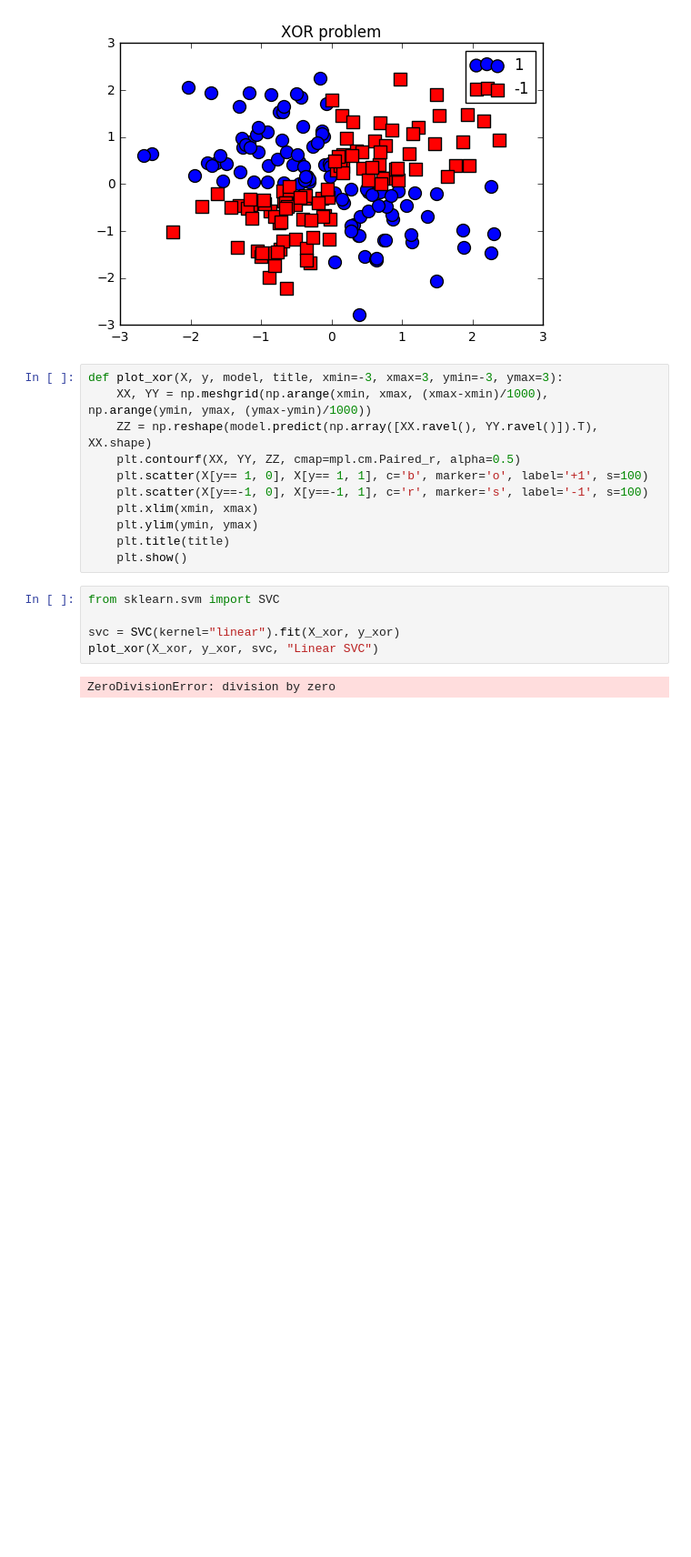
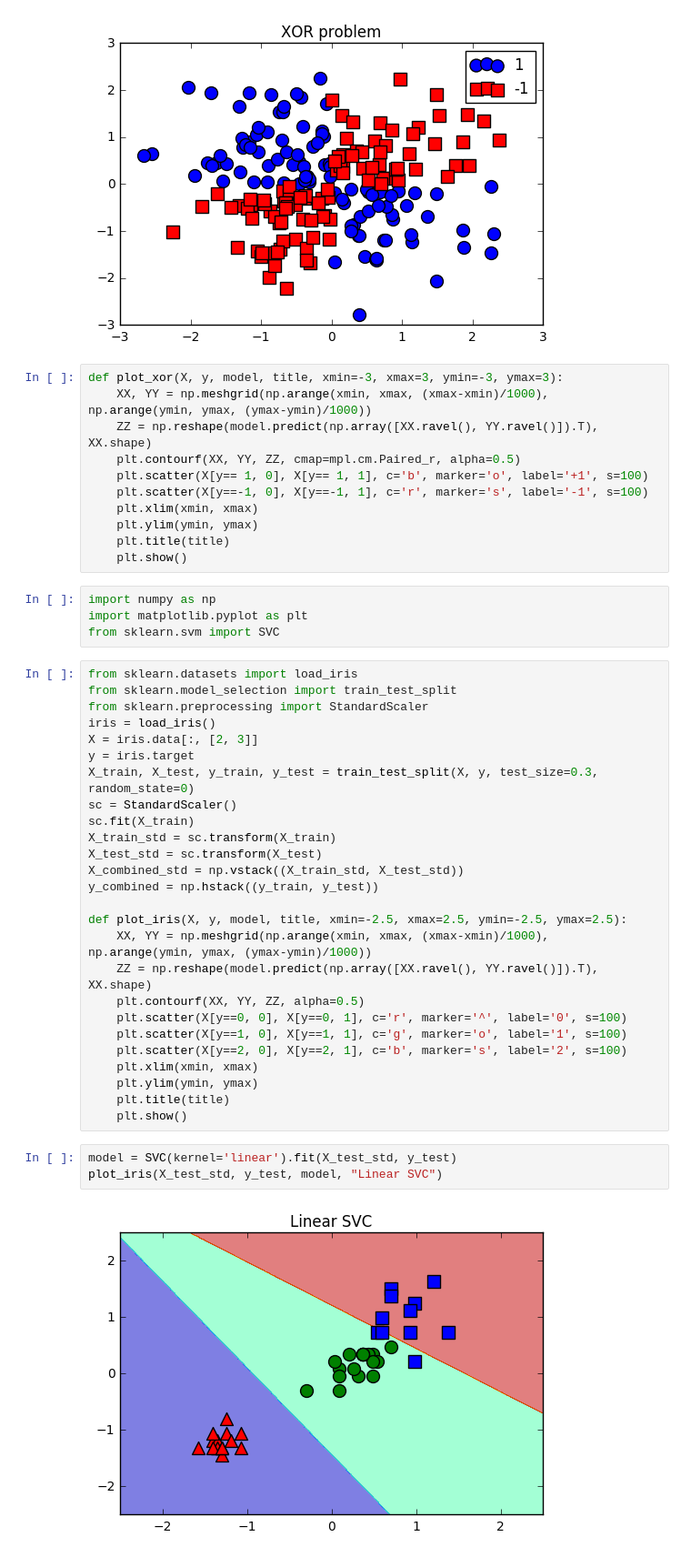
Before and after one commit to GD-park/python_basic, a Jupyter notebook: Practice/05-17.ipynb, the cells around one changed output. Shown: that part at 91% size. Saved outputs shown, nothing was run; the diff lists cells and outputs as text; blank space fills up the shorter version.

Commit message:
practice_kernel svm using iris data

```diff
--- a/Practice/05-17.ipynb
+++ b/Practice/05-17.ipynb
@@ -22,10 +22,38 @@ def plot_xor(X, y, model, title, xmin=-3, xmax=3, ymin=-3, ymax=3):
     plt.ylim(ymin, ymax)
     plt.title(title)
     plt.show()
-# %%
-from sklearn.svm import SVC
-
-svc = SVC(kernel="linear").fit(X_xor, y_xor)
-plot_xor(X_xor, y_xor, svc, "Linear SVC")
-# %% [output]
-ZeroDivisionError: division by zero
+# %%
+import numpy as np
+import matplotlib.pyplot as plt
+from sklearn.svm import SVC
+# %%
+from sklearn.datasets import load_iris
+from sklearn.model_selection import train_test_split
+from sklearn.preprocessing import StandardScaler
+iris = load_iris()
+X = iris.data[:, [2, 3]]
+y = iris.target
+X_train, X_test, y_train, y_test = train_test_split(X, y, test_size=0.3, random_state=0)
+sc = StandardScaler()
+sc.fit(X_train)
+X_train_std = sc.transform(X_train)
+X_test_std = sc.transform(X_test)
+X_combined_std = np.vstack((X_train_std, X_test_std))
+y_combined = np.hstack((y_train, y_test))
+
+def plot_iris(X, y, model, title, xmin=-2.5, xmax=2.5, ymin=-2.5, ymax=2.5):
+    XX, YY = np.meshgrid(np.arange(xmin, xmax, (xmax-xmin)/1000), np.arange(ymin, ymax, (ymax-ymin)/1000))
+    ZZ = np.reshape(model.predict(np.array([XX.ravel(), YY.ravel()]).T), XX.shape)
+    plt.contourf(XX, YY, ZZ, alpha=0.5)
+    plt.scatter(X[y==0, 0], X[y==0, 1], c='r', marker='^', label='0', s=100)
+    plt.scatter(X[y==1, 0], X[y==1, 1], c='g', marker='o', label='1', s=100)
+    plt.scatter(X[y==2, 0], X[y==2, 1], c='b', marker='s', label='2', s=100)
+    plt.xlim(xmin, xmax)
+    plt.ylim(ymin, ymax)
+    plt.title(title)
+    plt.show()
+# %%
+model = SVC(kernel='linear').fit(X_test_std, y_test)
+plot_iris(X_test_std, y_test, model, "Linear SVC")
+# %% [output]
+[figure, added]
```
Also changed, not shown: parts of 2 cells of this notebook.
